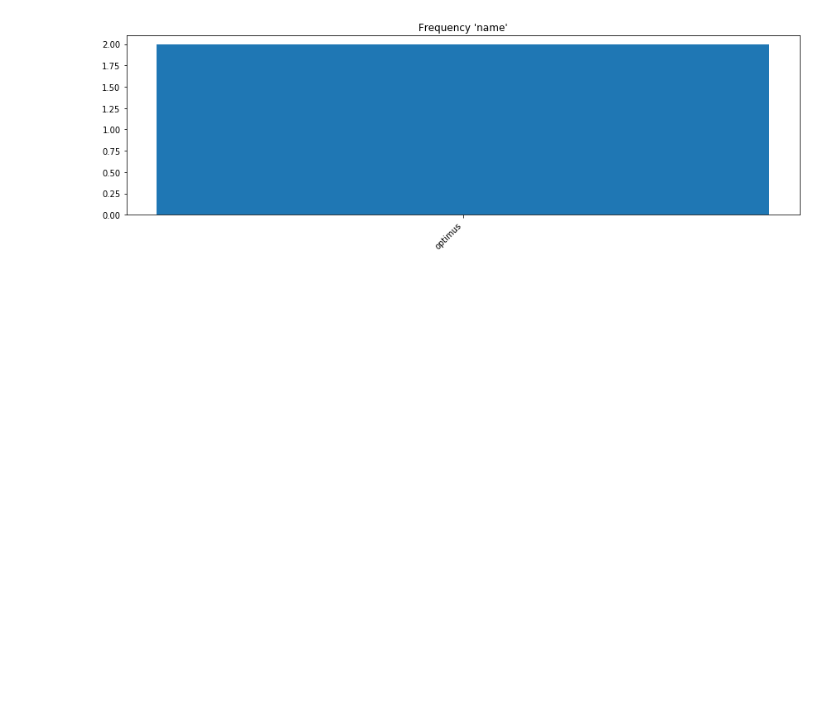
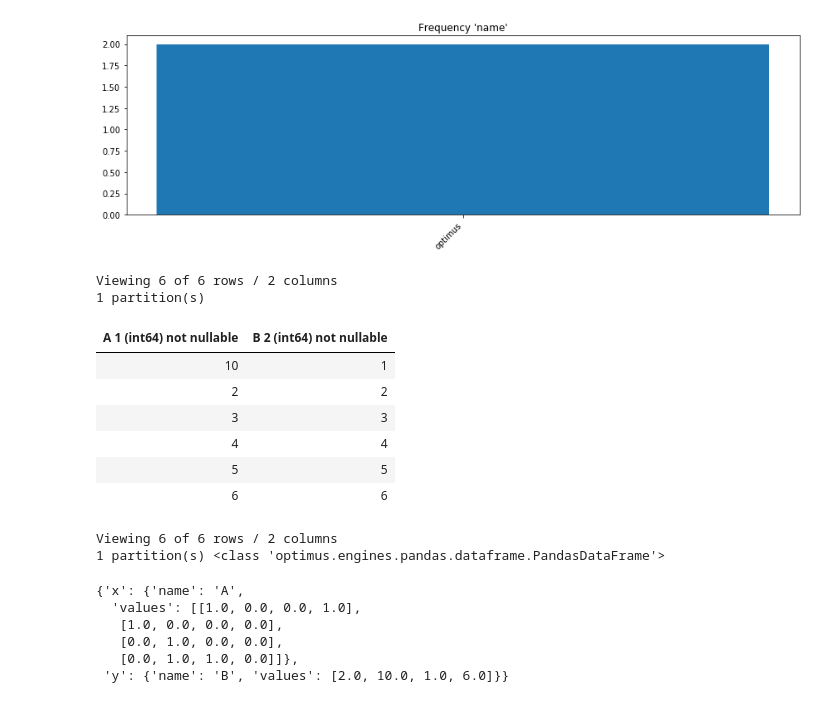
Before and after one commit to PacktPublishing/Data-Processing-with-Optimus, a Jupyter notebook: Chapter 5/DataProcessingwithOptimus_Chapter05.ipynb, the cells around one changed output. Cells and saved outputs as stored; diff of their text form; code cells hidden in the pictures; blank space fills up the shorter version.

```diff
--- a/Chapter 5/DataProcessingwithOptimus_Chapter05.ipynb
+++ b/Chapter 5/DataProcessingwithOptimus_Chapter05.ipynb
@@ -296,3 +293,17 @@ df.cols.frequency(tidy=True)
 df.plot.frequency("name", 40)
 # %% [output]
 [figure]
+# %%
+df
+# %% [output]
+Viewing 6 of 6 rows / 2 columns
+1 partition(s)
+| A 1 (int64) not nullable | B 2 (int64) not nullable |
+| 10 | 1 |
+| 2 | 2 |
+| 3 | 3 |
+| 4 | 4 |
+| 5 | 5 |
+| 6 | 6 |
+Viewing 6 of 6 rows / 2 columns
+1 partition(s) <class 'optimus.engines.pandas.dataframe.PandasDataFrame'>
@@ -298,0 +312,9 @@ df.plot.frequency("name", 40)
+# %%
+df.cols.scatter("A","B",4,4)
+# %% [output]
+{'x': {'name': 'A',
+  'values': [[1.0, 0.0, 0.0, 1.0],
+   [1.0, 0.0, 0.0, 0.0],
+   [0.0, 1.0, 0.0, 0.0],
+   [0.0, 1.0, 1.0, 0.0]]},
+ 'y': {'name': 'B', 'values': [2.0, 10.0, 1.0, 6.0]}}
```
Also changed, not shown: parts of 15 cells of this notebook.
